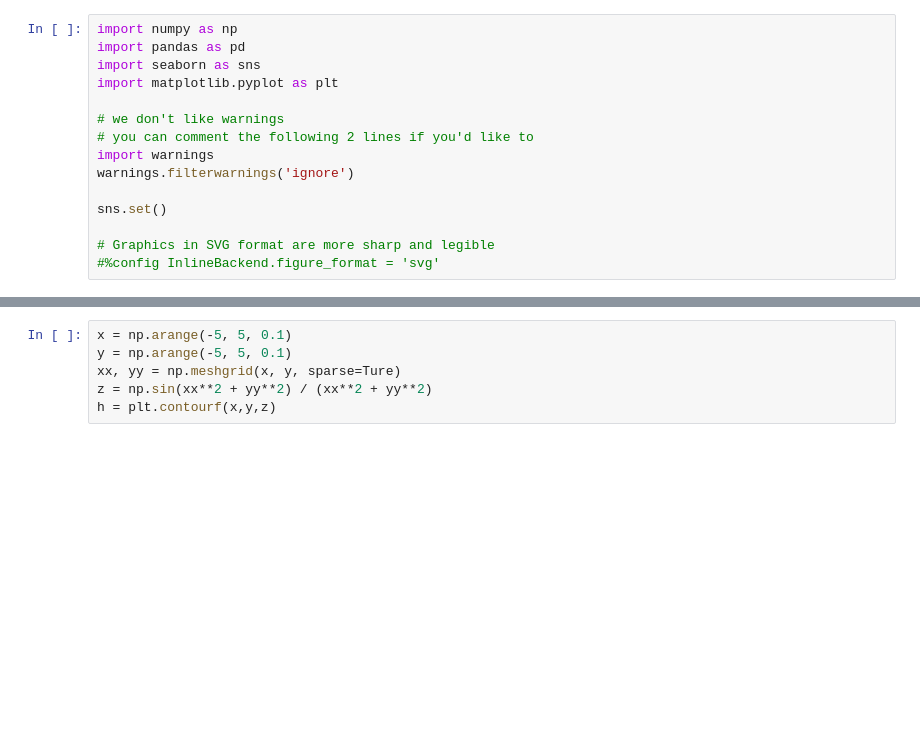
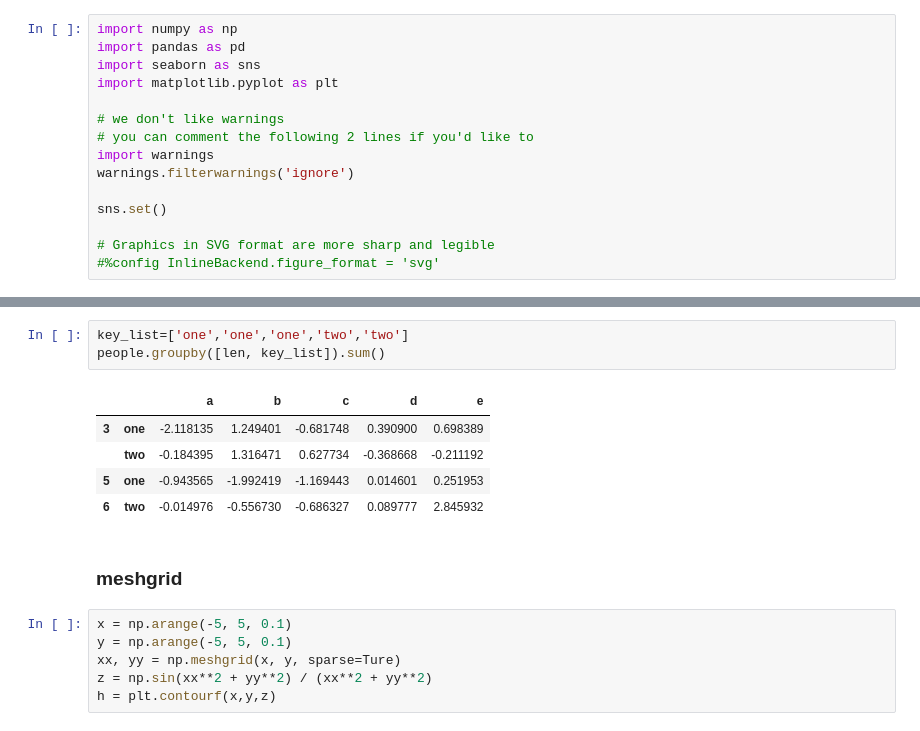
Before and after one commit to uileyar/hello_tf, a Jupyter notebook: fraud/temp.ipynb, the cells around one changed output, grey strips where cells are left out. Cells and saved outputs as stored; diff of their text form; blank space fills up the shorter version.

```diff
--- a/fraud/temp.ipynb
+++ b/fraud/temp.ipynb
@@ -16,3 +144,14 @@ sns.set()
+# %%
+key_list=['one','one','one','two','two']
+people.groupby([len, key_list]).sum()
+# %% [output]
+|  |  | a | b | c | d | e |
+| 3 | one | -2.118135 | 1.249401 | -0.681748 | 0.390900 | 0.698389 |
+|  | two | -0.184395 | 1.316471 | 0.627734 | -0.368668 | -0.211192 |
+| 5 | one | -0.943565 | -1.992419 | -1.169443 | 0.014601 | 0.251953 |
+| 6 | two | -0.014976 | -0.556730 | -0.686327 | 0.089777 | 2.845932 |
+# %% [markdown]
+### meshgrid
 # %%
 x = np.arange(-5, 5, 0.1)
 y = np.arange(-5, 5, 0.1)
```
Also changed, not shown: parts of 12 cells of this notebook, 2 other files.
